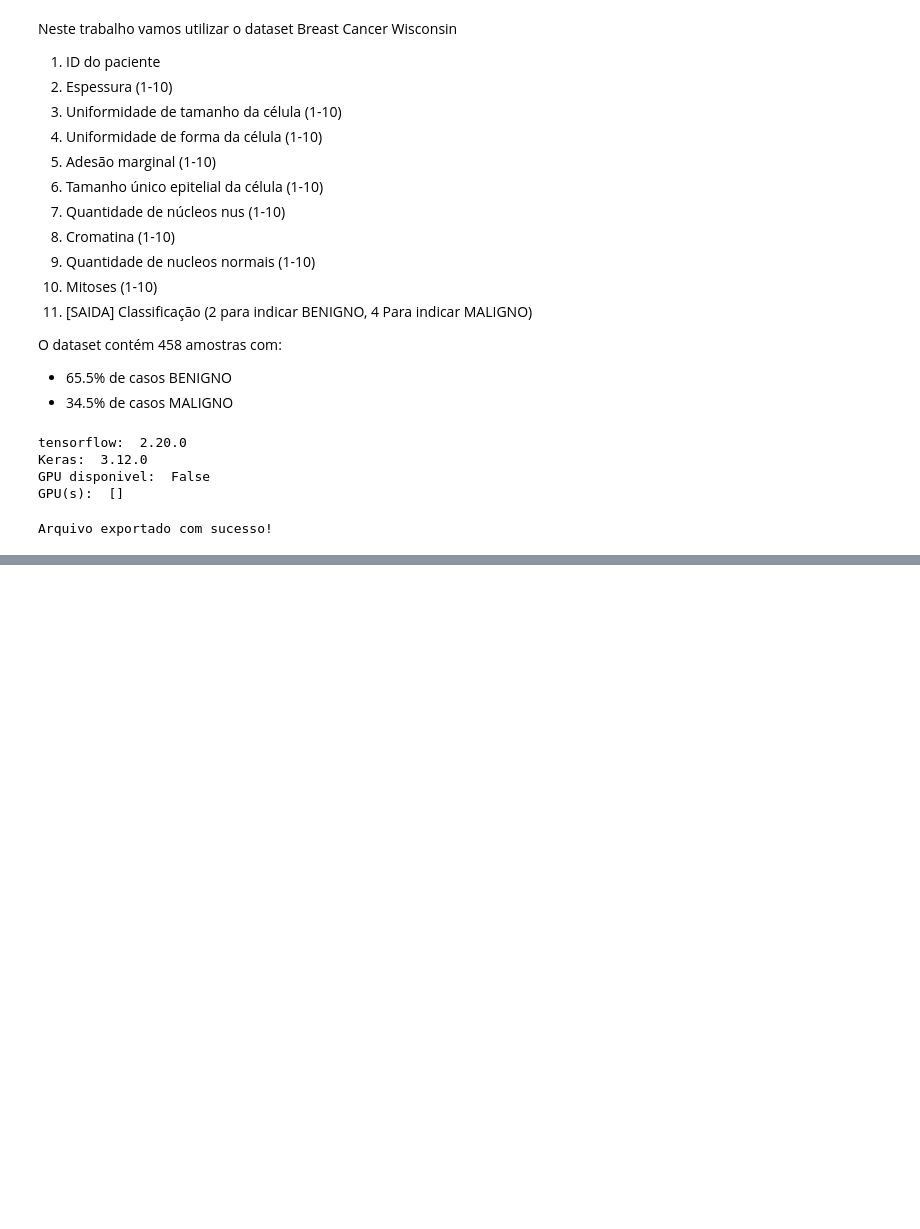
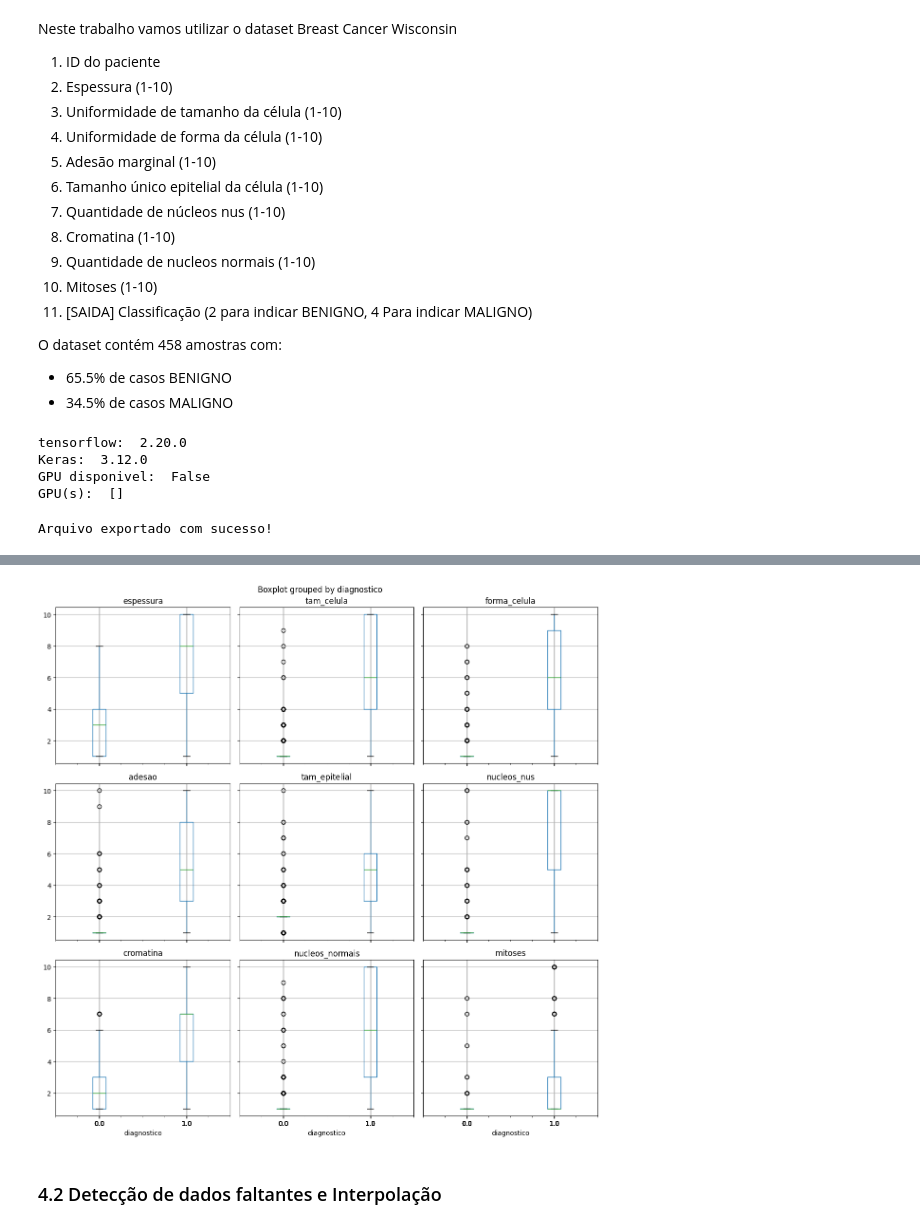
Before and after one commit to CesaoW/Redes_Neurais, a Jupyter notebook: deep_neural_network/DNN_breast_cancer.ipynb, the cells around one changed output, grey strips where cells are left out. Drawn from its saved outputs; the diff is of its cells as text; code cells hidden in the pictures; blank space fills up the shorter version.

```diff
--- a/deep_neural_network/DNN_breast_cancer.ipynb
+++ b/deep_neural_network/DNN_breast_cancer.ipynb
@@ -123,0 +240,8 @@ data = data.assign(diagnostico = data['diagnostico'].replace({2:0, 4:1}))
+# %%
+data.boxplot(column=x_names, by='diagnostico', figsize=(12,12))
+plt.tight_layout()
+plt.show()
+# %% [output]
+[figure, added]
+# %% [markdown]
+### 4.2 Detecção de dados faltantes e Interpolação
```
Also changed, not shown: parts of 26 cells of this notebook, 2 other files.
